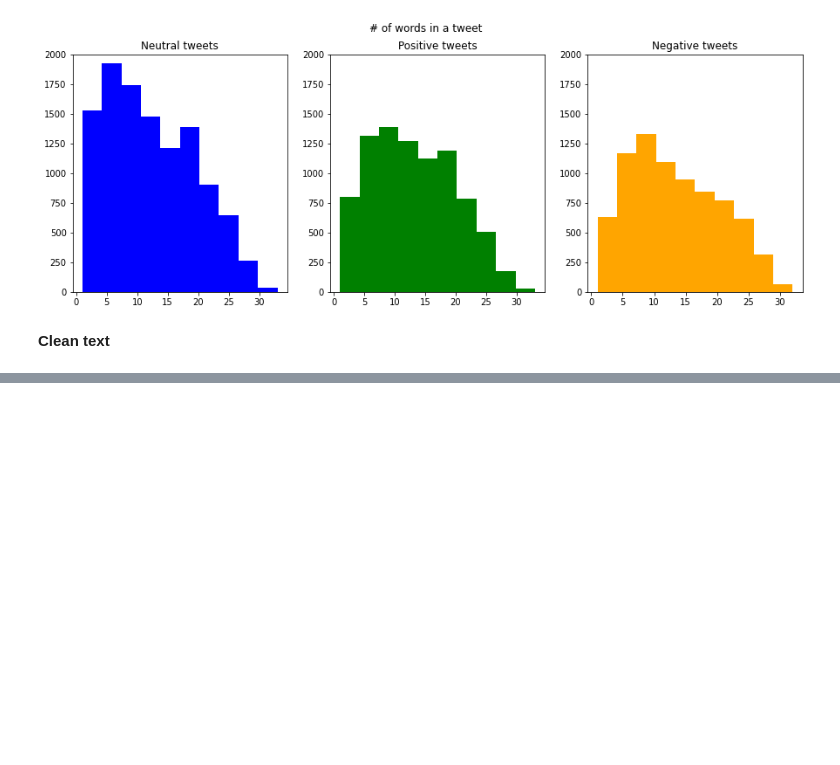
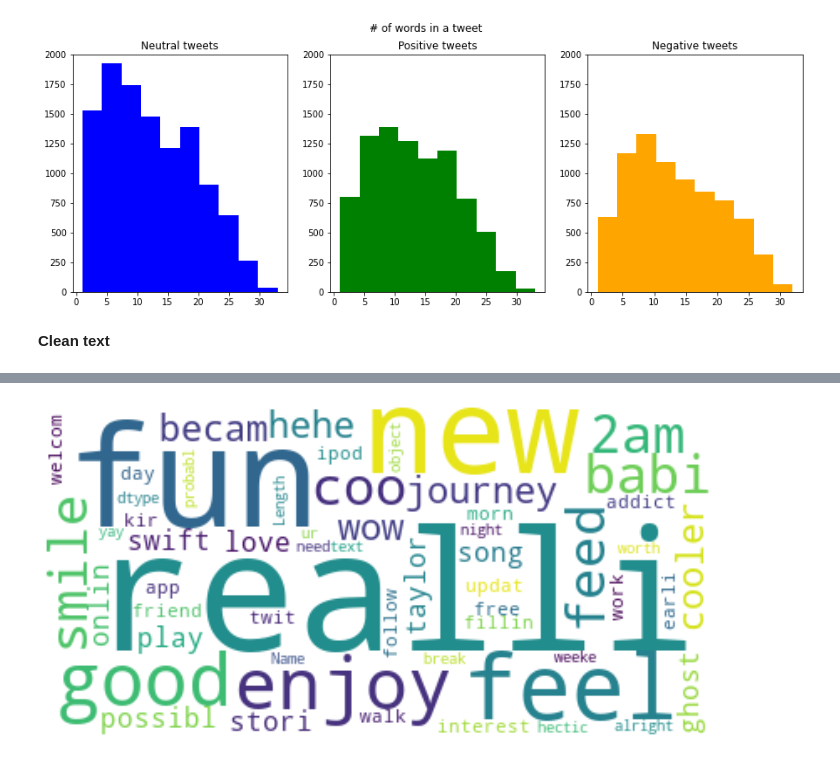
Before and after one commit to arzoozehra/CIND820, a Jupyter notebook: EDA.ipynb, the cells around one changed output, grey strips where cells are left out. Cells and saved outputs as stored; diff of their text form; code cells hidden in the pictures; blank space fills up the shorter version.

```diff
--- a/EDA.ipynb
+++ b/EDA.ipynb
@@ -329,0 +343,12 @@ print(stop)
+# %%
+#Most common positive words
+
+pos = train[train['sentiment']=='positive']
+
+tempList = pos['text'].apply(lambda x:str(x).split())
+
+top = Counter([item for sublist in tempList for item in sublist])
+temp = pd.DataFrame(top.most_common(25))
+temp = temp.iloc[1:,:]
+temp.columns = ['Common words','Count']
+temp.style.background_gradient(cmap='Blues')
@@ -329,0 +448,14 @@ print(stop)
+# %%
+stopwords = set(STOPWORDS)
+stopwords.update(['u', "im"])
+
+# Generate a word cloud image
+wordcloud = WordCloud(stopwords=stopwords, background_color="white").generate(str(pos['text']))
+
+# Display the generated image
+plt.figure(figsize=(12.0,8.0))
+plt.imshow(wordcloud, interpolation='bilinear')
+plt.axis("off")
+plt.show()
+# %% [output]
+[figure, added]
```
Also changed, not shown: parts of 15 cells of this notebook.
